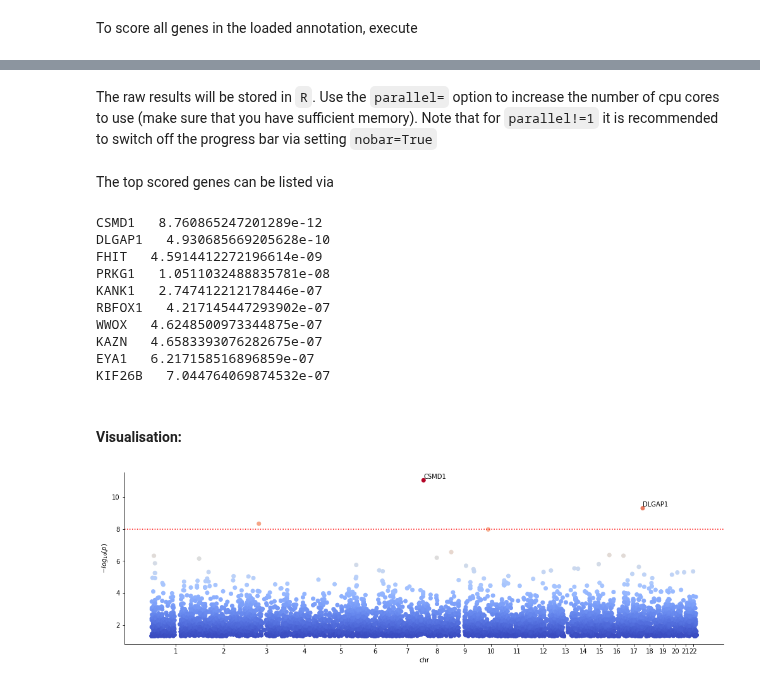
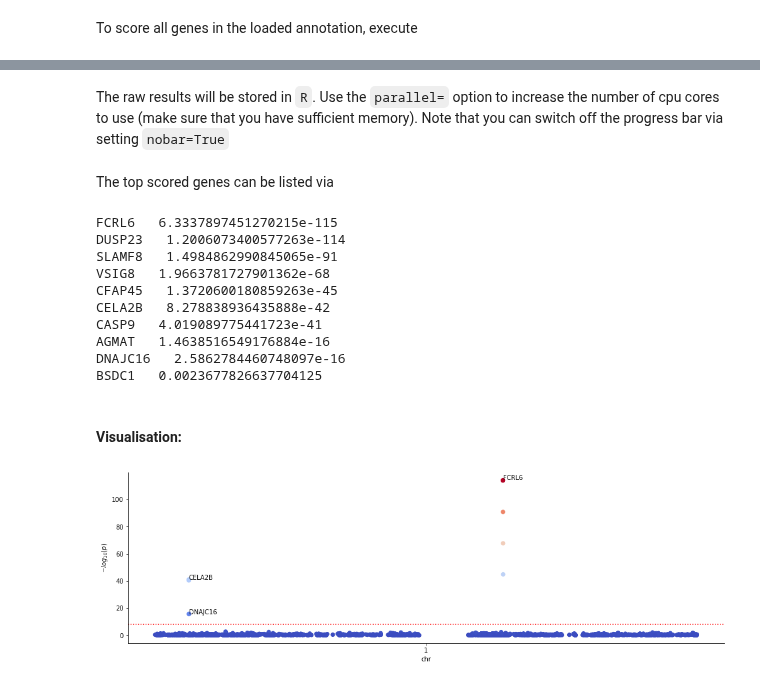
Before and after one commit to BergmannLab/PascalX, a Jupyter notebook: examples/gene_scoring.ipynb, the cells around one changed output, grey strips where cells are left out. Cells and saved outputs as stored; diff of their text form; code cells hidden in the pictures.

Commit message:
Examples updated with demo files

````diff
--- a/examples/gene_scoring.ipynb
+++ b/examples/gene_scoring.ipynb
@@ -11,8 +13,8 @@ This command will download and plink convert 1KG project data for the european s
 # %%
 from PascalX import genescorer
 
-Gscorer = genescorer.chi2sum(window=50000,varcutoff=0.95)
+Gscorer = genescorer.chi2sum(window=50000,varcutoff=0.99)
 # %% [markdown]
 #### Load the reference panel into the genescorer:
 # %%
-Gscorer.load_refpanel('/yourfolder/EUR.1KGphase3.GRCh38',parallel=1)
+Gscorer.load_refpanel('../demo/EUR.simulated',parallel=1)
@@ -40,5 +46,5 @@ Gscorer.load_genome('biomart_GRCh38.tsv')
 # %% [markdown]
 #### Load a GWAS:
 # %%
-Gscorer.load_GWAS("path/gwasfilename",rscol=0,pcol=1,header=False)
+Gscorer.load_GWAS("../demo/gwasA.tsv.gz",rscol=0,pcol=4,header=False)
 # %% [output]
@@ -72,26 +64,26 @@ R = Gscorer.score_all(parallel=1,nobar=False)
 # %% [markdown]
-The raw results will be stored in ```R```. Use the ```parallel=``` option to increase the number of cpu cores to use (make sure that you have sufficient memory). Note that for ```parallel!=1``` it is recommended to switch off the progress bar via setting ```nobar=True```
+The raw results will be stored in ```R```. Use the ```parallel=``` option to increase the number of cpu cores to use (make sure that you have sufficient memory). Note that you can switch off the progress bar via setting ```nobar=True```
 # %% [markdown]
 The top scored genes can be listed via
 # %%
-Gscorer.get_topscores(N=10)
+Gscorer.get_topscores(N=10);
 # %% [output]
-CSMD1   8.760865247201289e-12
-DLGAP1   4.930685669205628e-10
-FHIT   4.5914412272196614e-09
-PRKG1   1.0511032488835781e-08
-KANK1   2.747412212178446e-07
-RBFOX1   4.217145447293902e-07
-WWOX   4.6248500973344875e-07
-KAZN   4.6583393076282675e-07
-EYA1   6.217158516896859e-07
-KIF26B   7.044764069874532e-07
+FCRL6   6.3337897451270215e-115
+DUSP23   1.2006073400577263e-114
+SLAMF8   1.4984862990845065e-91
+VSIG8   1.9663781727901362e-68
+CFAP45   1.3720600180859263e-45
+CELA2B   8.278838936435888e-42
+CASP9   4.019089775441723e-41
+AGMAT   1.4638516549176884e-16
+DNAJC16   2.5862784460748097e-16
+BSDC1   0.0023677826637704125
 # %% [markdown]
 #### Visualisation:
 # %%
 import matplotlib.pyplot as plt
 plt.figure(figsize=(17,5))
 
-Gscorer.plot_Manhattan(R[0],sigLine=1e-8,logsigThreshold=9,labelSig=True)
+Gscorer.plot_Manhattan(R[0],sigLine=1e-8,labelList=['DNAJC16','CELA2B','FCRL6'])
 # %% [output]
-[figure, old version]
+[figure, new version]
````
Also changed, not shown: parts of 7 cells of this notebook, 5 other files.
